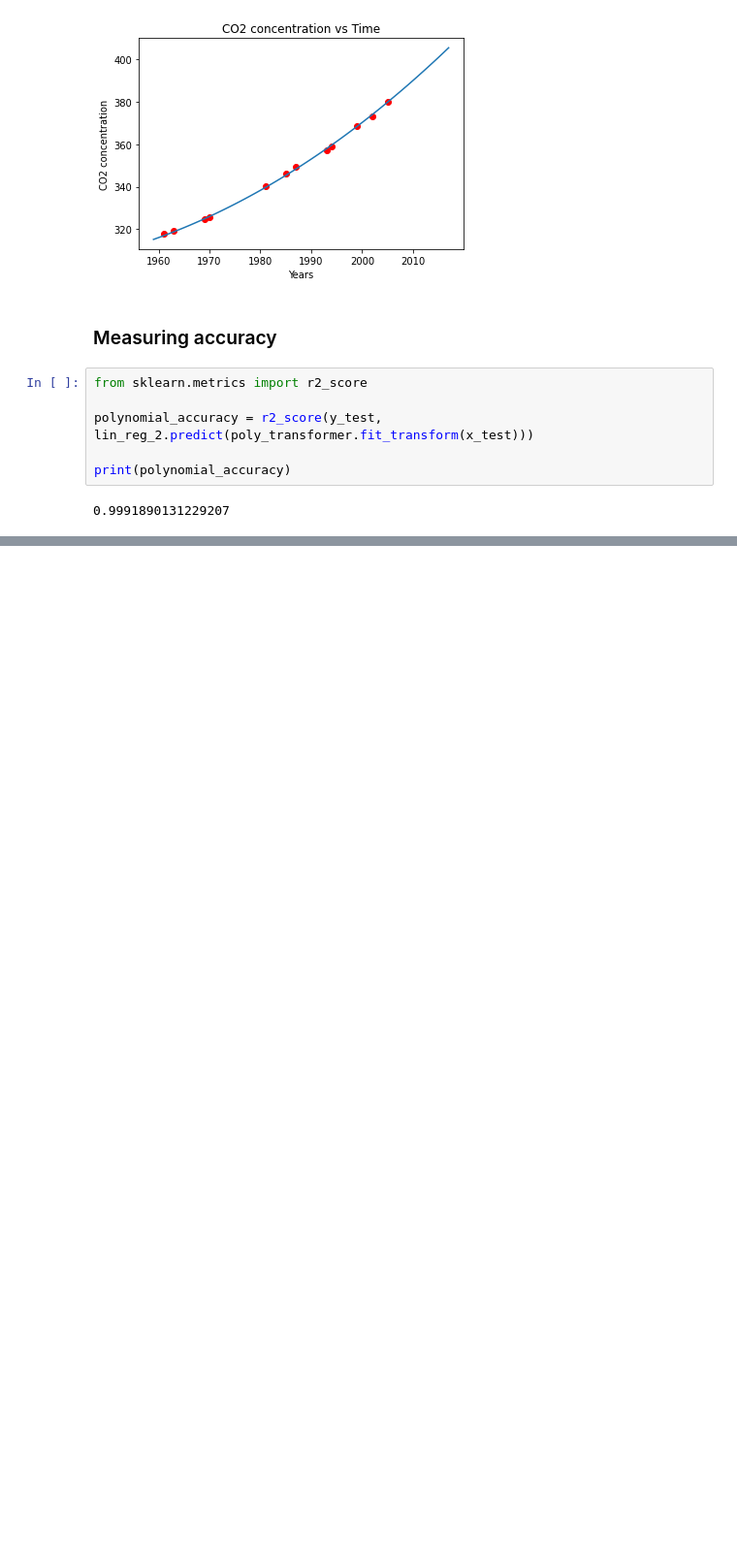
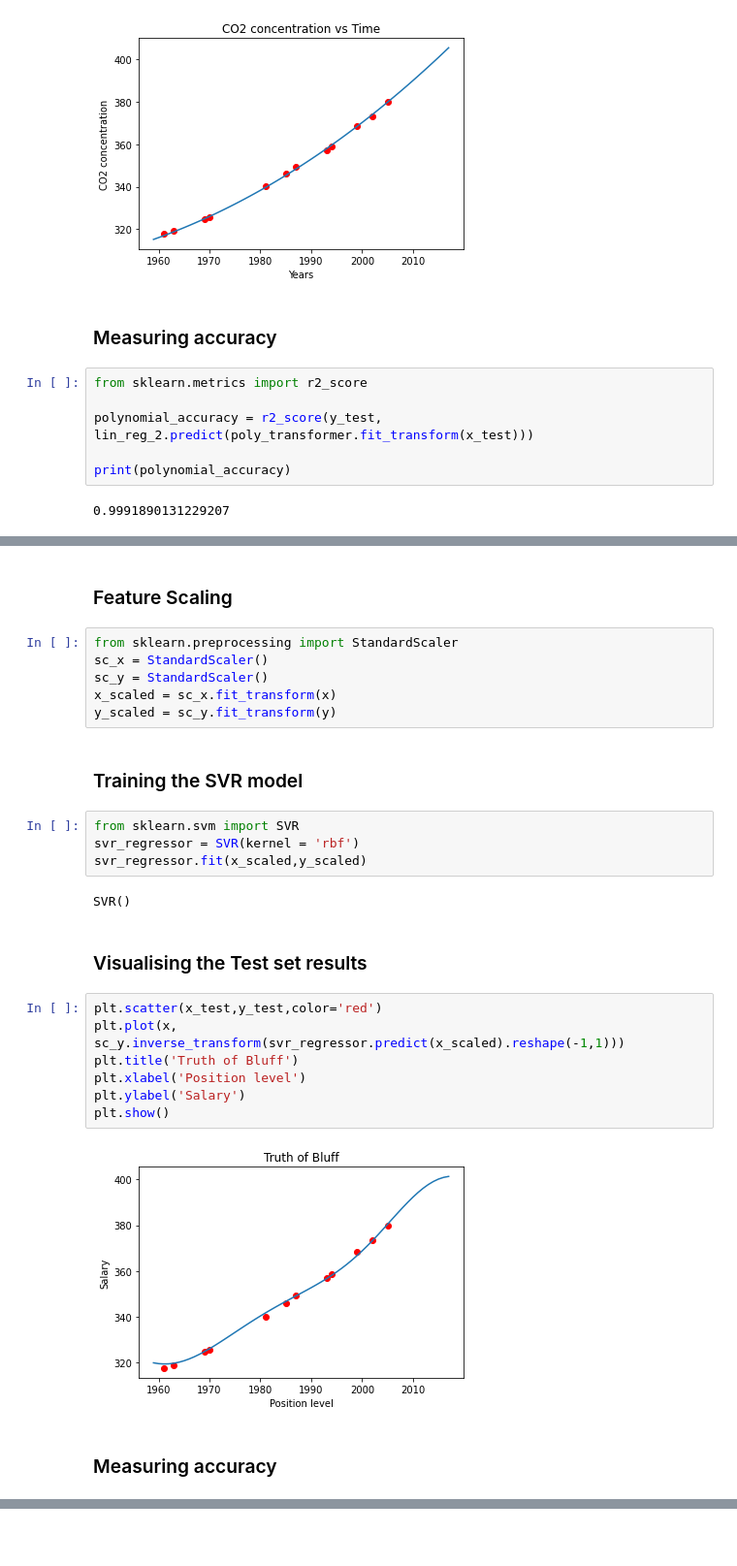
Before and after one commit to LeudoNeto/dangerous-co2-conc-predict, a Jupyter notebook: co2.ipynb, the cells around one changed output, grey strips where cells are left out. Shown at 97% size. Cells and saved outputs as stored; diff of their text form; blank space fills up the shorter version.

Commit message:
svr model

```diff
--- a/co2.ipynb
+++ b/co2.ipynb
@@ -133,0 +136,29 @@ print(polynomial_accuracy)
+# %% [markdown]
+### Feature Scaling
+# %%
+from sklearn.preprocessing import StandardScaler
+sc_x = StandardScaler()
+sc_y = StandardScaler()
+x_scaled = sc_x.fit_transform(x)
+y_scaled = sc_y.fit_transform(y)
+# %% [markdown]
+### Training the SVR model
+# %%
+from sklearn.svm import SVR
+svr_regressor = SVR(kernel = 'rbf')
+svr_regressor.fit(x_scaled,y_scaled)
+# %% [output]
+SVR()
+# %% [markdown]
+### Visualising the Test set results
+# %%
+plt.scatter(x_test,y_test,color='red')
+plt.plot(x, sc_y.inverse_transform(svr_regressor.predict(x_scaled).reshape(-1,1)))
+plt.title('Truth of Bluff')
+plt.xlabel('Position level')
+plt.ylabel('Salary')
+plt.show()
+# %% [output]
+[figure, added]
+# %% [markdown]
+### Measuring accuracy
```
Also changed, not shown: parts of 3 cells of this notebook.
